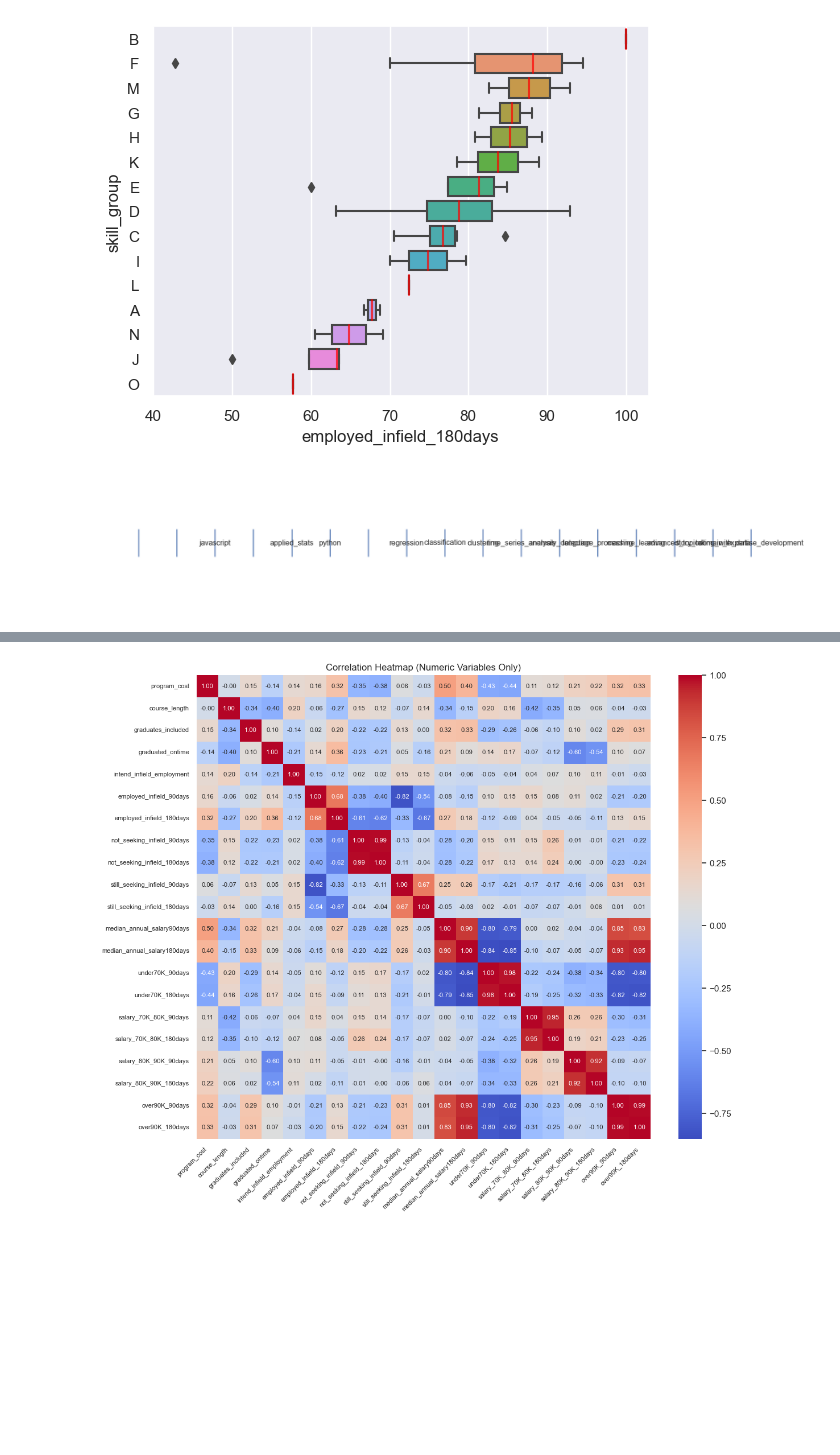
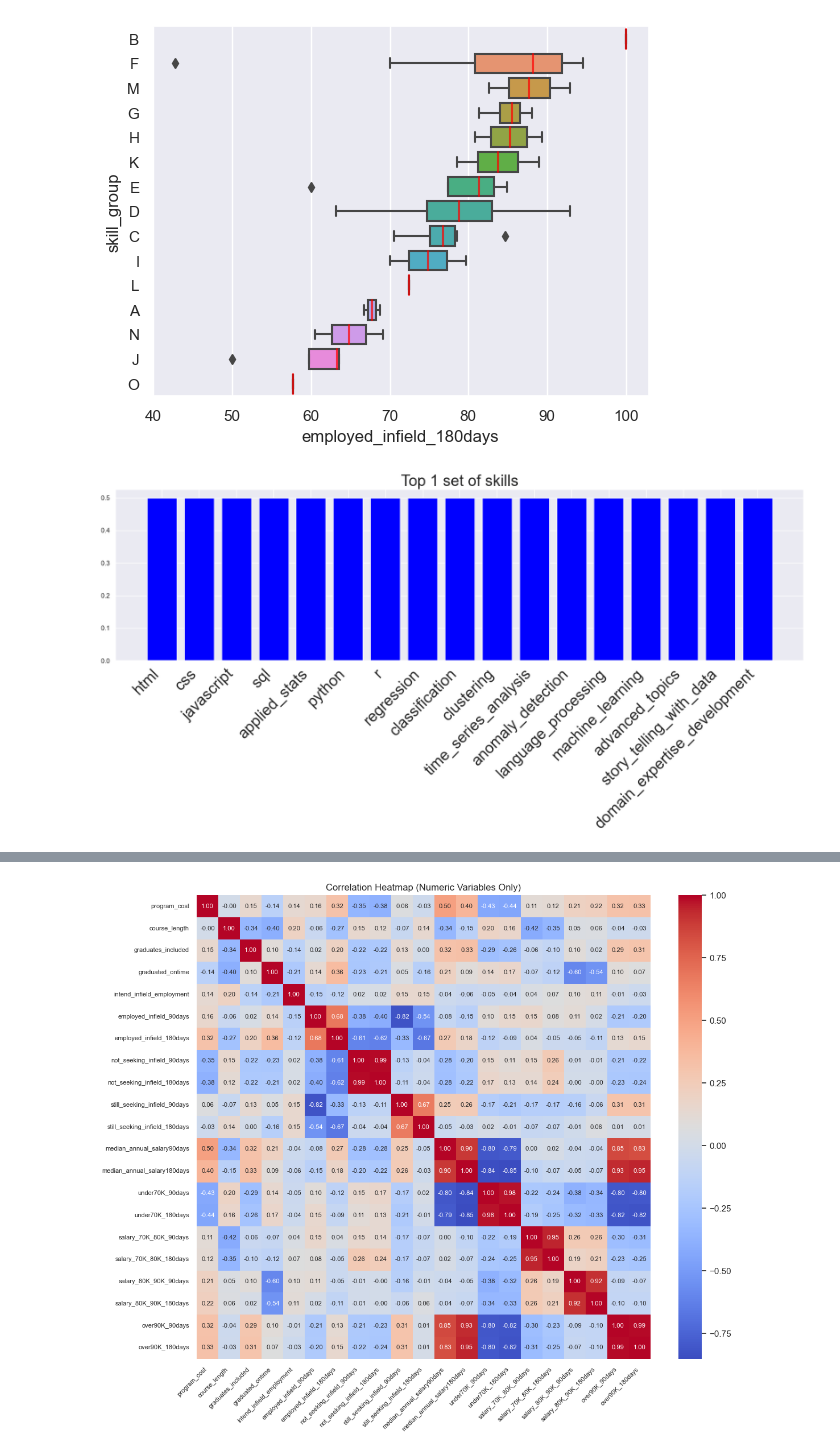
Before and after one commit to selena0391/bootcamps_edu, a Jupyter notebook: code/eda_2.ipynb, the cells around one changed output, grey strips where cells are left out. Cells and saved outputs as stored; diff of their text form; code cells hidden in the pictures; blank space fills up the shorter version.

```diff
--- a/code/eda_2.ipynb
+++ b/code/eda_2.ipynb
@@ -288,17 +290,11 @@ sns.boxplot(x=df_sorted['employed_infield_180days'], y=df_sorted['skill_group'],
 # %%
 top_set1 = list(df_sorted.loc[df_sorted['skill_group'] == 'B', 'Skill_Set'])
 top_set1 = top_set1[0]
-# %%
-plt.figure(figsize=(20,4))
-plt.scatter(range(len(top_set1)), [0]*len(top_set1), marker='|', s=2000)
-for i, item in enumerate(top_set1):
-    if len(item) > 5:  # Modify the threshold as desired
-        plt.text(i, 0, item, ha='center', va='center')
-
-
-plt.xlim(-1, len(top_set1))
-plt.ylim(-0.5, 0.5)
-plt.axis('off')
-plt.show()
-# %% [output]
-[figure, removed]
+# %%
+plt.figure(figsize=(20,5))
+plt.bar(top_set1, height =0.5, color = 'blue')
+plt.xticks(rotation=45, fontsize = 25, ha='right')
+plt.title("Top 1 set of skills", fontsize = 25)
+plt.show()
+# %% [output]
+[figure, added]
```
Also changed, not shown: parts of 35 cells of this notebook.
